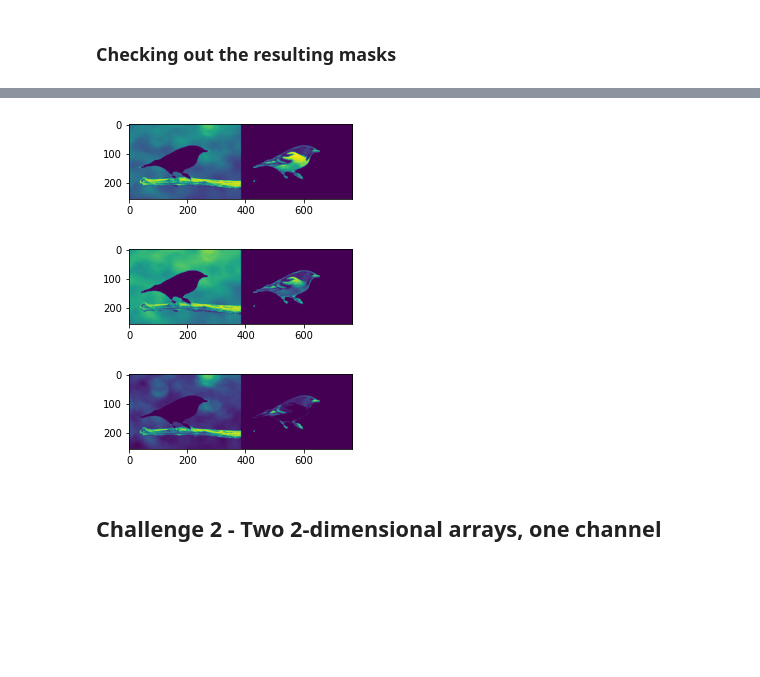
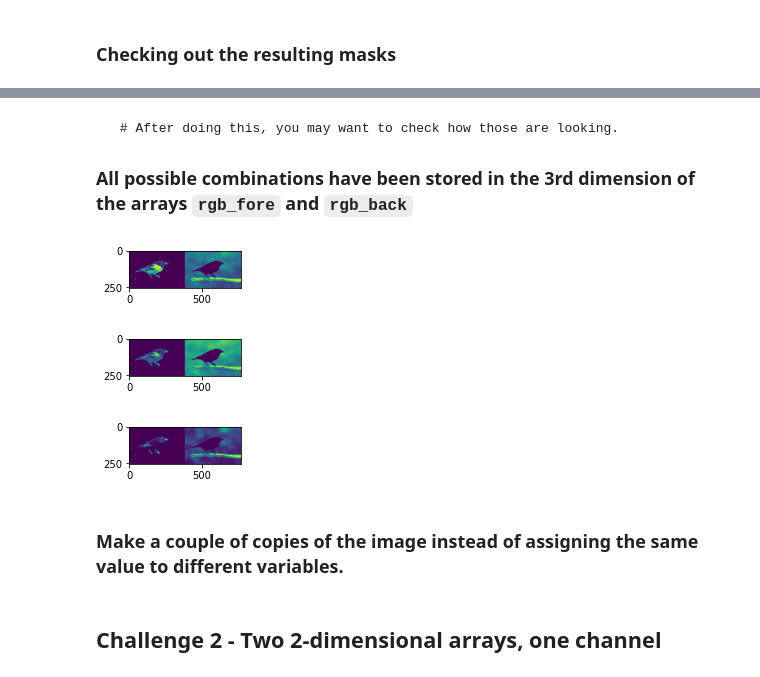
Before and after one commit to rihp/lab-image-segmentation, a Jupyter notebook: main.ipynb, the cells around one changed output, grey strips where cells are left out. Drawn from its saved outputs; the diff is of its cells as text; code cells hidden in the pictures; blank space fills up the shorter version.

```diff
--- a/main.ipynb
+++ b/main.ipynb
@@ -66,9 +72,8 @@ Sometimes it is desirable to thumbnail all images to have the same width or heig
 
 *Hint: use `img.size` as much as you need until you get a size of (384, 256)*.
 # %%
-# Your code here
-thumb = resizeImg(img, dimension=(256,384))
+dimension=(256,384)
+thumb = resizeImg(img, dimension=dimension)
 print(thumb.size)
-plt.imshow(thumb)
 # %% [output]
 (384, 256)
@@ -294,9 +125,27 @@ dict_keys([0, 1, 2])
+# %%
+def usemask(numpy_image_array, mask_array):
+    try:
+        r=numpy_image_array[...,0] * mask_array
+        g=numpy_image_array[...,1] * mask_array
+        b=numpy_image_array[...,2] * mask_array
+        return np.stack((r,g,b), axis=-1)
+    except:
+        raise ValueError('This function takes in an numpy array image with 3 color channels (RGB) ')
+
+rgb_fore = usemask(thumb_arr, foreground_mask)
+rgb_back = usemask(thumb_arr, background_mask)
+# %% [markdown]
+     # After doing this, you may want to check how those are looking.
+
+### All possible combinations have been stored in the 3rd dimension of the arrays `rgb_fore` and `rgb_back`
 # %%
 for l in range(3):
-    plt.figure(figsize=(4,8))
-    plt.imshow(np.concatenate((rgb_msks['fore'][l],
-                               rgb_msks['back'][l]), axis=1))
+    plt.figure(figsize=(2,4))
+    plt.imshow(np.concatenate((rgb_fore[:,:,l],
+                               rgb_back[:,:,l]), axis=-1))
 # %% [output]
-[figure, old version]
+[figure, new version]
-[figure, old version]
+[figure, new version]
-[figure, old version]
+[figure, new version]
+# %% [markdown]
+### Make a couple of copies of the image instead of assigning the same value to different variables.
```
Also changed, not shown: parts of 56 cells of this notebook.
